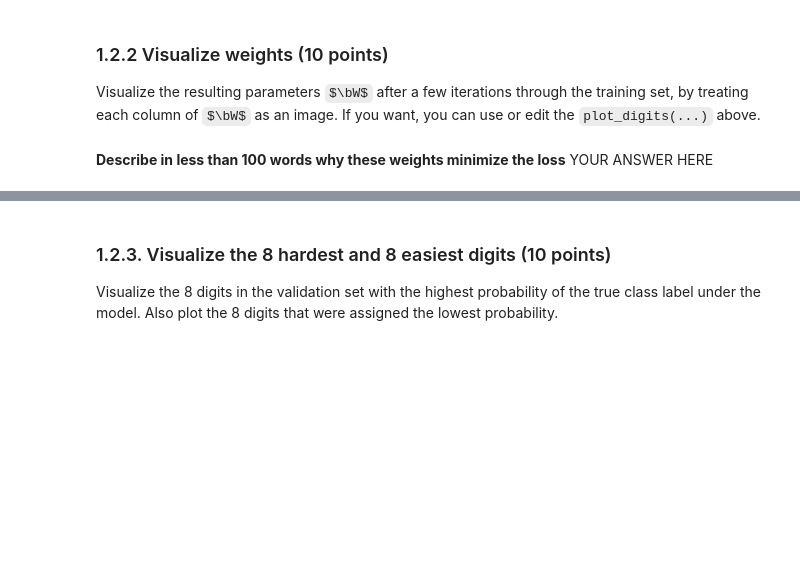
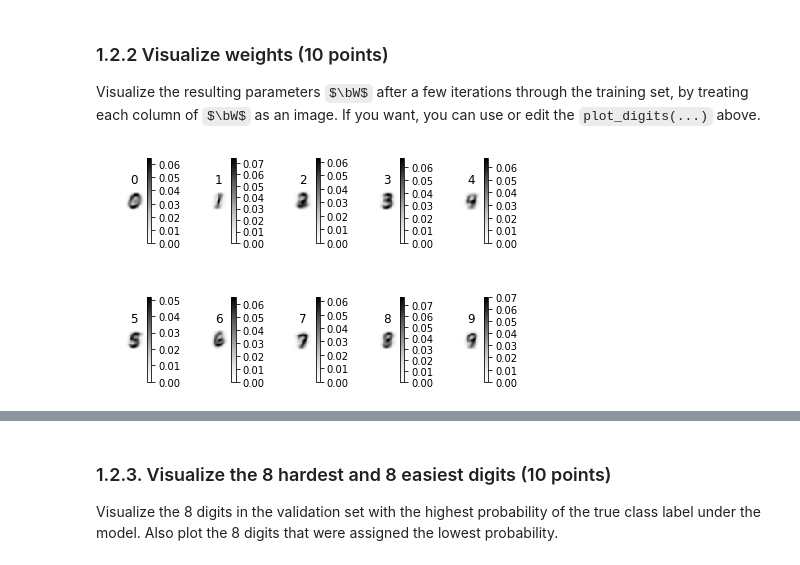
Before and after one commit to MBonnee/ML1, a Jupyter notebook: lab2/lab2.ipynb, the cells around one changed output, grey strips where cells are left out. Cells and saved outputs as stored; diff of their text form; code cells hidden in the pictures; some formulas as TeX source; blank space fills up the shorter version.

```diff
--- a/lab2/lab2.ipynb
+++ b/lab2/lab2.ipynb
@@ -465,3 +462,4 @@ raise NotImplementedError()
-# %% [markdown]
-**Describe in less than 100 words why these weights minimize the loss**
-YOUR ANSWER HERE
+# %%
+plot_digits(w.transpose(), num_cols=5, targets=list(range(w[0,:].shape[0])))
+# %% [output]
+[figure, added]
```
Also changed, not shown: parts of 7 cells of this notebook.
